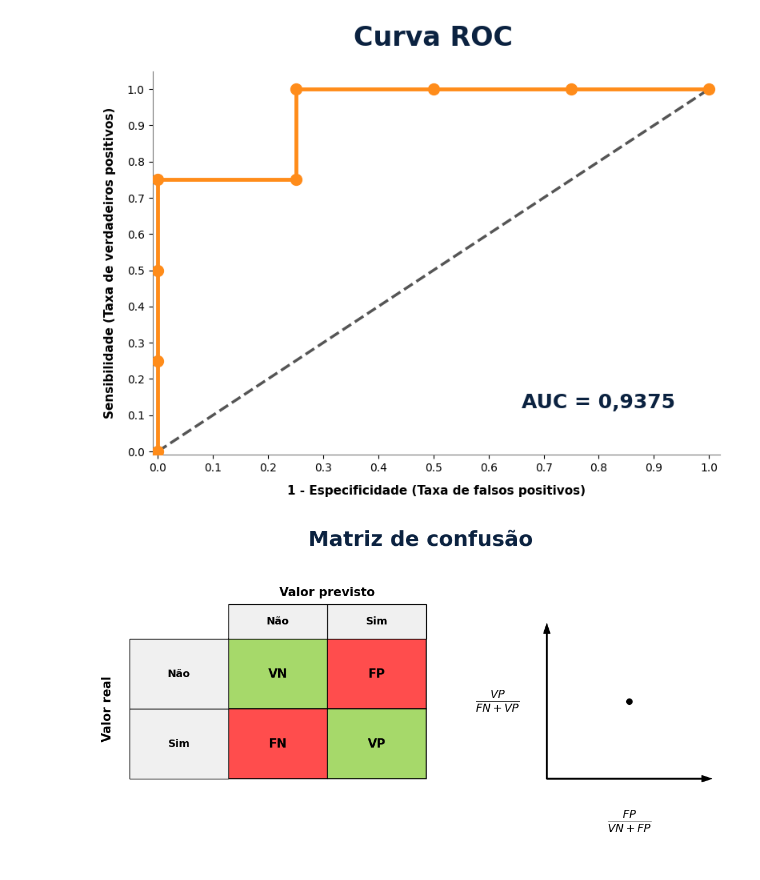
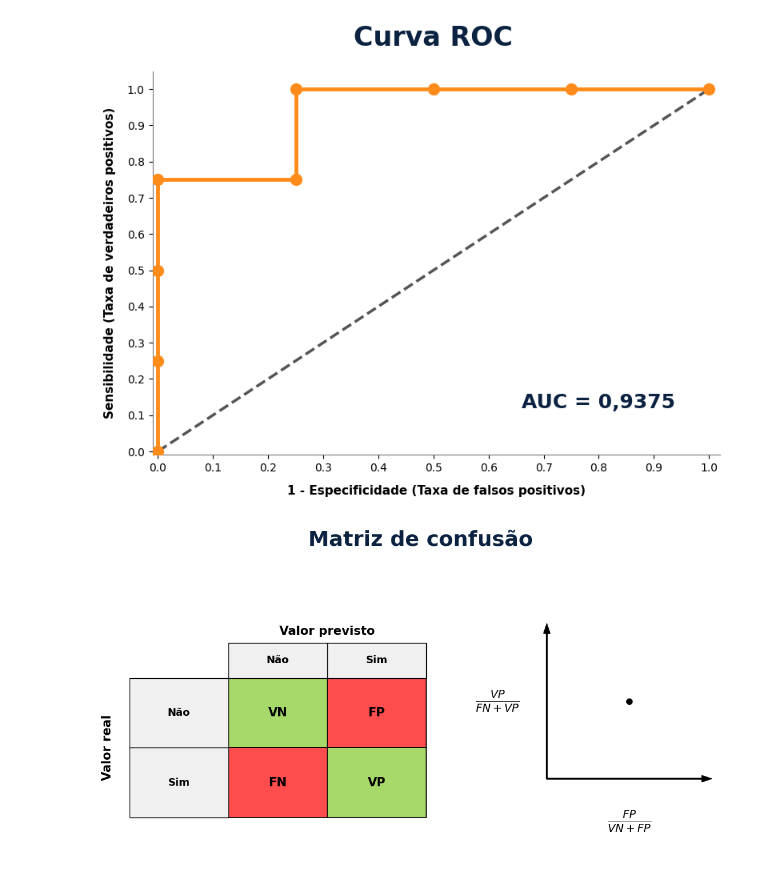
Before and after one commit to Vagnerkrg/class-dados-com-ml, a Jupyter notebook: validacao.ipynb, the cells around one changed output. Saved outputs shown, nothing was run; the diff lists cells and outputs as text; code cells hidden in the pictures.

```diff
--- a/validacao.ipynb
+++ b/validacao.ipynb
@@ -353,7 +353,7 @@ tamanho_rotulo_h = 0.9
 # Posições de referência para o novo alinhamento
 x_col1 = 2.0
 x_col2 = x_col1 + tamanho_bloco  # 3.8
-y_linha2 = 3.0
+y_linha2 = 2.0
 y_linha1 = y_linha2 + tamanho_bloco  # 4.8
 
 # Quadrantes Principais
@@ -394,31 +394,31 @@ ax.text(x_real_esquerda + tamanho_bloco/2, y_linha2 + tamanho_bloco/2, 'Sim', fo
 ax.text(x_col1 + tamanho_bloco, y_previsto_topo + tamanho_rotulo_h + 0.3, 'Valor previsto', fontsize=15, fontweight='bold', ha='center', va='center')
 ax.text(x_real_esquerda - 0.4, y_linha2 + tamanho_bloco, 'Valor real', fontsize=15, fontweight='bold', rotation=90, ha='center', va='center')
 
 # =========================================================================
 # LADO DIREITO: GRÁFICO CARTESIANO COM AS FÓRMULAS
 # =========================================================================
 
 # Ajustamos o início do gráfico cartesiano um pouco mais para a direita (X=7.8) para dar espaço à matriz maior
 ax.annotate('', xy=(7.8, 7.0), xytext=(7.8, 3.0), arrowprops=dict(facecolor='black', width=1.5, headwidth=8, shrink=0))
 ax.annotate('', xy=(10.8, 3.0), xytext=(7.8, 3.0), arrowprops=dict(facecolor='black', width=1.5, headwidth=8, shrink=0))
 
 # Ponto cartesiano isolado
 ax.scatter([9.3], [5.0], color='black', s=50, zorder=5)
 
 # Fórmula Matemática do Eixo Y
 ax.text(6.9, 5.0, r'$\frac{VP}{FN + VP}$', fontsize=20, ha='center', va='center')
 
 # Fórmula Matemática do Eixo X
 ax.text(9.3, 1.9, r'$\frac{FP}{VN + FP}$', fontsize=20, ha='center', va='center')
 
 # =========================================================================
 # CONFIGURAÇÕES FINAIS DE BORDA E EXIBIÇÃO
 # =========================================================================
 ax.set_xlim(0, 11)
 ax.set_ylim(1, 9.5)
 ax.axis('off')
 
 plt.tight_layout()
 plt.show()
 # %% [output]
-[figure, old version]
+[figure, new version]
```
